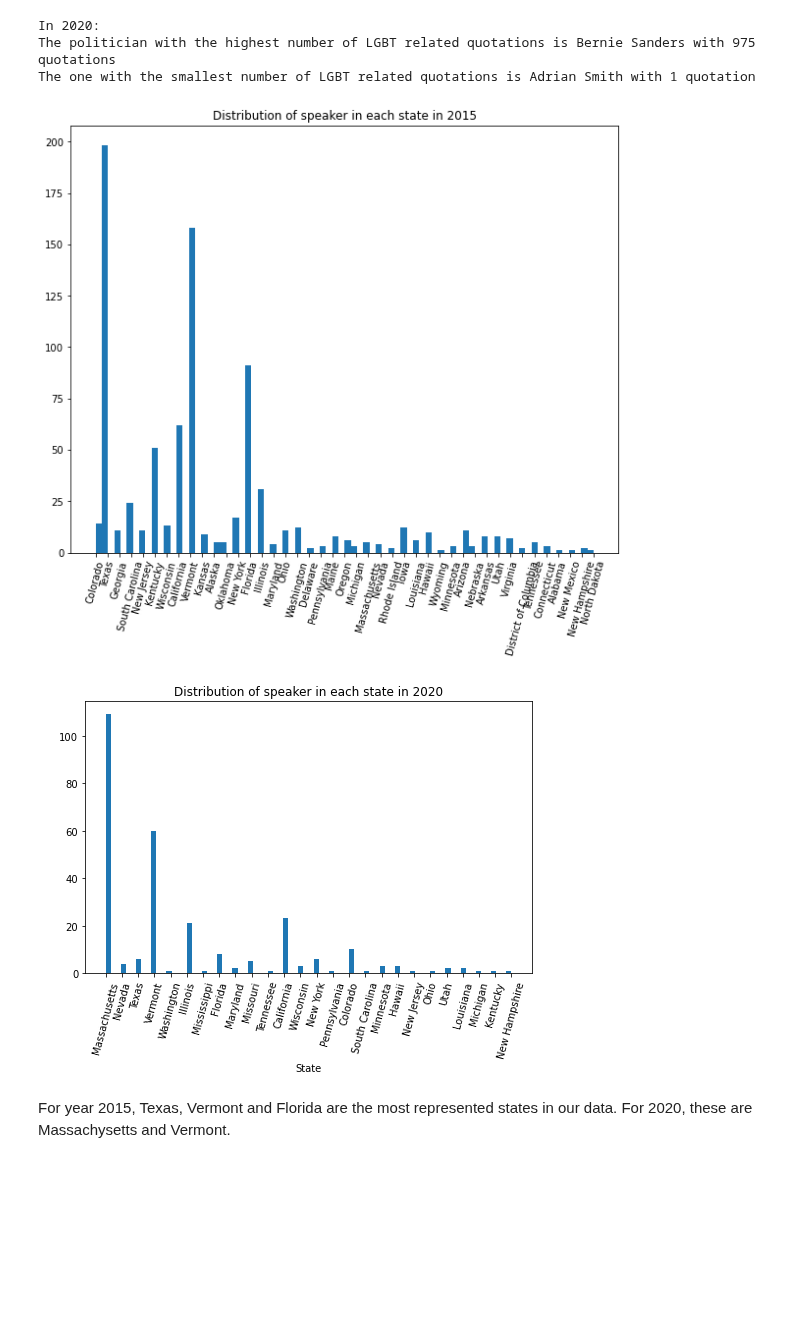
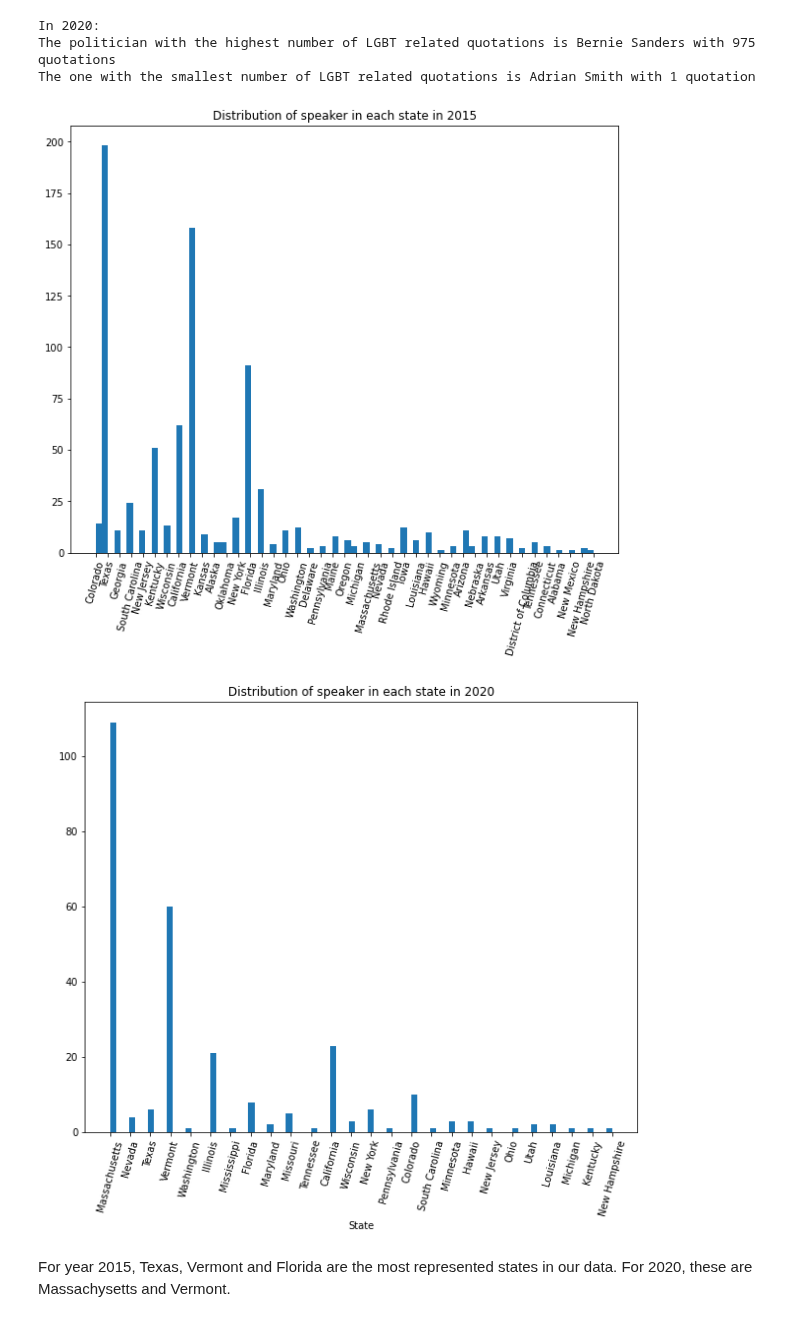
Before and after one commit to epfl-ada/ada-2021-project-ada_group_project, a Jupyter notebook: basic_exploration.ipynb, the cells around one changed output. Saved outputs shown, nothing was run; the diff lists cells and outputs as text; code cells hidden in the pictures; blank space fills up the shorter version.

```diff
--- a/basic_exploration.ipynb
+++ b/basic_exploration.ipynb
@@ -313,20 +313,20 @@ The one with the smallest number of LGBT related quotations is Adrian Smith with
 # %%
 ##WE NEED A KIND OF NORMALIZATION CAUSE WE COMPARE DATA THAT ARE NOT FROM THE SAME SIZE --> WE HAVE A LOT MORE OF
 ##DATA IN ONE OF THE MERGED THAN THE OTHER
 plt.figure(figsize=(10,8))
 plt.hist(merged['state'].values, bins = 80)
 plt.title("Distribution of speaker in each state in 2015")
 plt.xticks(rotation=75)
-plt.figure(figsize=(8,5))
+plt.figure(figsize=(10,8))
 plt.hist(merged20['state'].values, bins = 80)
 plt.title("Distribution of speaker in each state in 2020")
 plt.xticks(rotation=75)
 plt.xlabel("State")
 plt.ylabel(" ")
 plt.show()
 # %% [output]
 [figure]
-[figure, old version]
+[figure, new version]
 # %% [markdown]
 For year 2015, Texas, Vermont and Florida are the most represented states in our data.
 For 2020, these are Massachysetts and Vermont.
```
Also changed, not shown: parts of 20 cells of this notebook.
